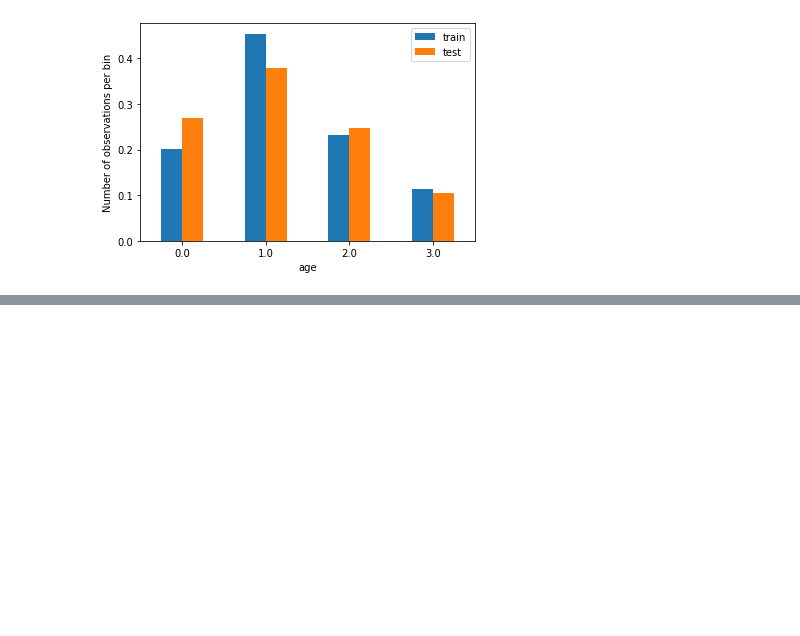
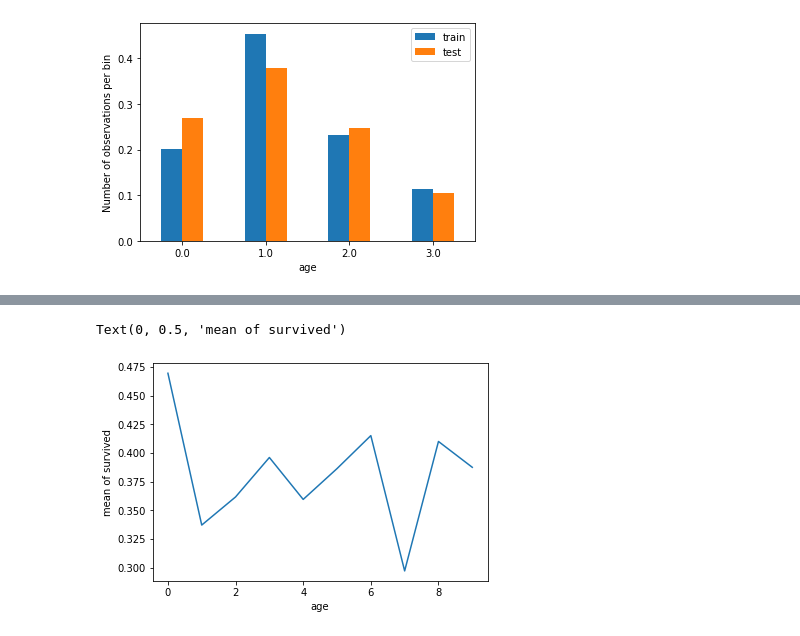
Before and after one commit to KarthikKothareddy/FeatureEngineering, a Jupyter notebook: discretization.ipynb, the cells around one changed output, grey strips where cells are left out. Cells and saved outputs as stored; diff of their text form; code cells hidden in the pictures; blank space fills up the shorter version.

```diff
--- a/discretization.ipynb
+++ b/discretization.ipynb
@@ -309,0 +327,20 @@ Text(0, 0.5, 'Number of observations per bin')
+# %%
+data = pd.read_csv(
+    "data/titanic.csv",
+    usecols=['age', 'fare', 'survived']
+)
+
+x_train, x_test, y_train, y_test = train_test_split(
+    data[['age', 'fare']],
+    data['survived'],
+    test_size=0.3,
+    random_state=0)
+
+# replace NA in both train and test sets
+x_train['age'] = impute_na(data, 'age')
+x_test['age'] = impute_na(data, 'age')
+
+x_train['fare'] = impute_na(data, 'fare')
+x_test['fare'] = impute_na(data, 'fare')
+
+x_train.shape, x_test.shape
@@ -309,0 +349,12 @@ Text(0, 0.5, 'Number of observations per bin')
+# %%
+discretiser = EqualFrequencyDiscretiser(
+    q=10,
+    variables=["age", "fare"],
+    return_object=True
+)
+discretiser.fit(x_train)
+
+# transform
+train_t = discretiser.transform(x_train)
+test_t = discretiser.transform(x_test)
+train_t.dtypes
@@ -309,0 +374,8 @@ Text(0, 0.5, 'Number of observations per bin')
+# %%
+# let's explore if the bins have a linear relationship
+# with the target:
+pd.concat([train_t, y_train], axis=1).groupby('age')['survived'].mean().plot()
+plt.ylabel('mean of survived')
+# %% [output]
+Text(0, 0.5, 'mean of survived')
+[figure, added]
```
Also changed, not shown: parts of 11 cells of this notebook.
